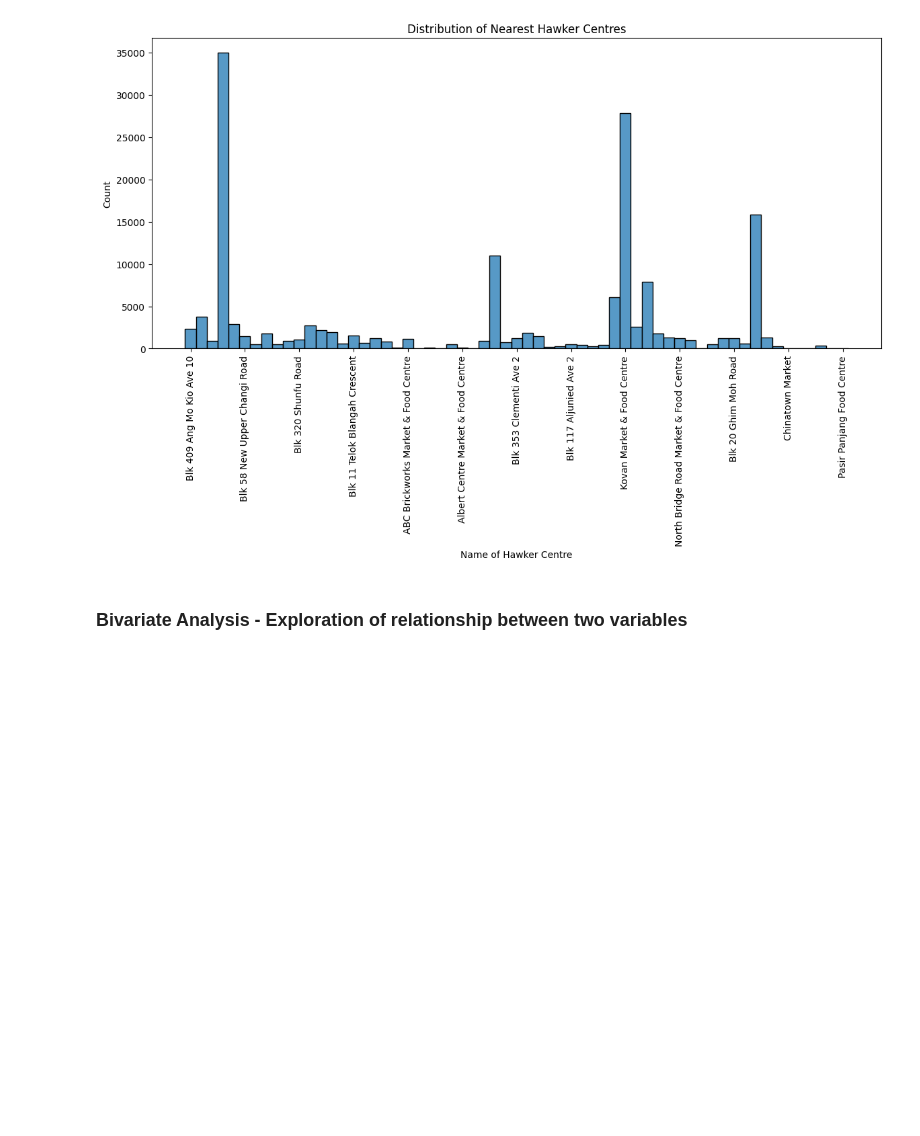
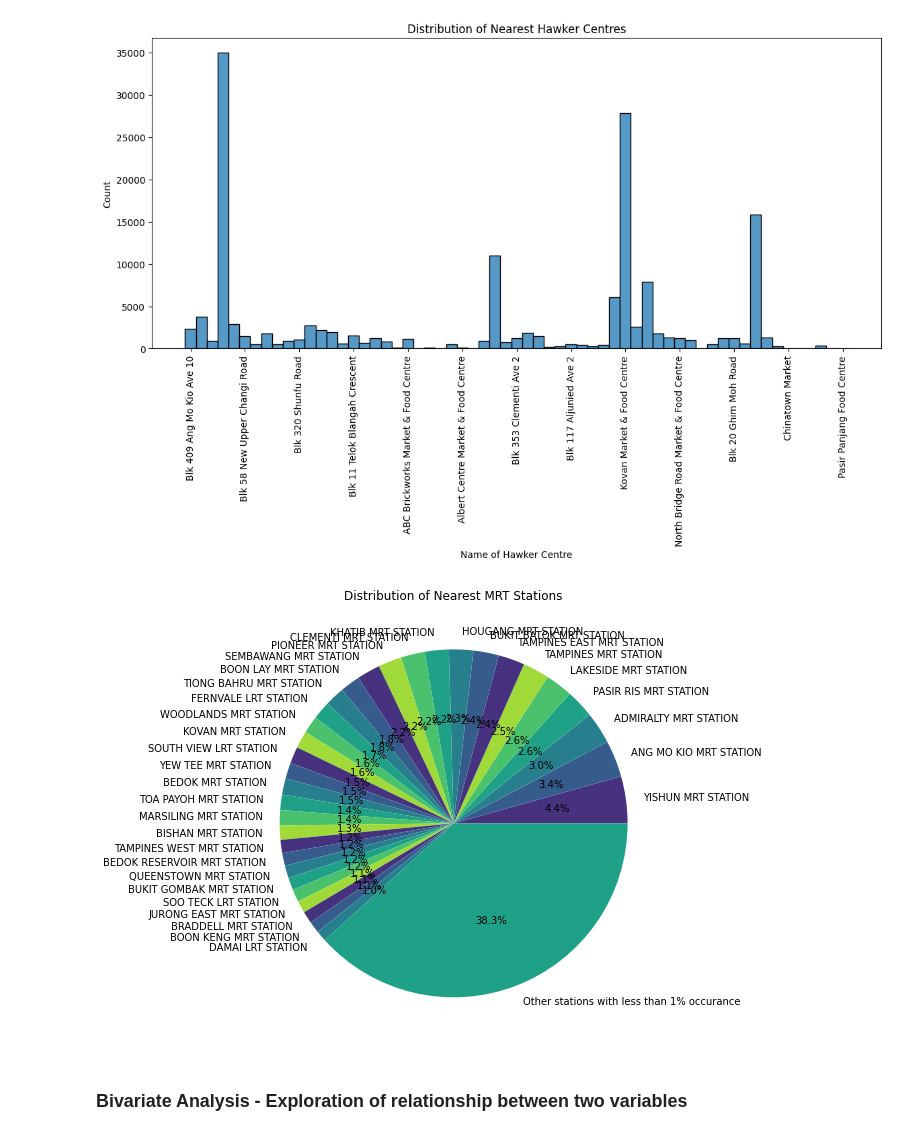
Before and after one commit to DheepthaRajesh/dheeptha_rajesh, a Jupyter notebook: Final-Predict-Public-Housing-Prices.ipynb, the cells around one changed output. Cells and saved outputs as stored; diff of their text form; code cells hidden in the pictures; blank space fills up the shorter version.

```diff
--- a/Final-Predict-Public-Housing-Prices.ipynb
+++ b/Final-Predict-Public-Housing-Prices.ipynb
@@ -286,6 +287,27 @@ plt.xticks(rotation=90, ticks=np.arange(0, len(df_final['NearestHawkerCentre'].u
 plt.show()
 # %% [output]
 [figure]
+# %%
+# Pie Chart for Nearest MRT Station - Categorical variable :
+
+# Get the count of each unique nearest MRT Station
+mrt_counts = df_final['NearestMRT'].value_counts()
+
+# Sum the counts of MRT stations with less than 1% occurrence
+small_counts = mrt_counts[mrt_counts / len(df_final) < 0.01].sum()
+
+# Create a new series with the lumped category
+mrt_counts_lumped = mrt_counts[mrt_counts / len(df_final) >= 0.01]
+mrt_counts_lumped['Other stations with less than 1% occurance'] = small_counts
+
+# Plot a pie chart
+plt.figure(figsize=(8, 8))
+plt.pie(mrt_counts_lumped, labels=mrt_counts_lumped.index, autopct='%1.1f%%', colors=sns.color_palette('viridis'))
+plt.title('Distribution of Nearest MRT Stations')
+
+plt.show()
+# %% [output]
+[figure, added]
 # %% [markdown]
 ### Bivariate Analysis - Exploration of relationship between two variables
 # %%
```
Also changed, not shown: parts of 2 cells of this notebook.
